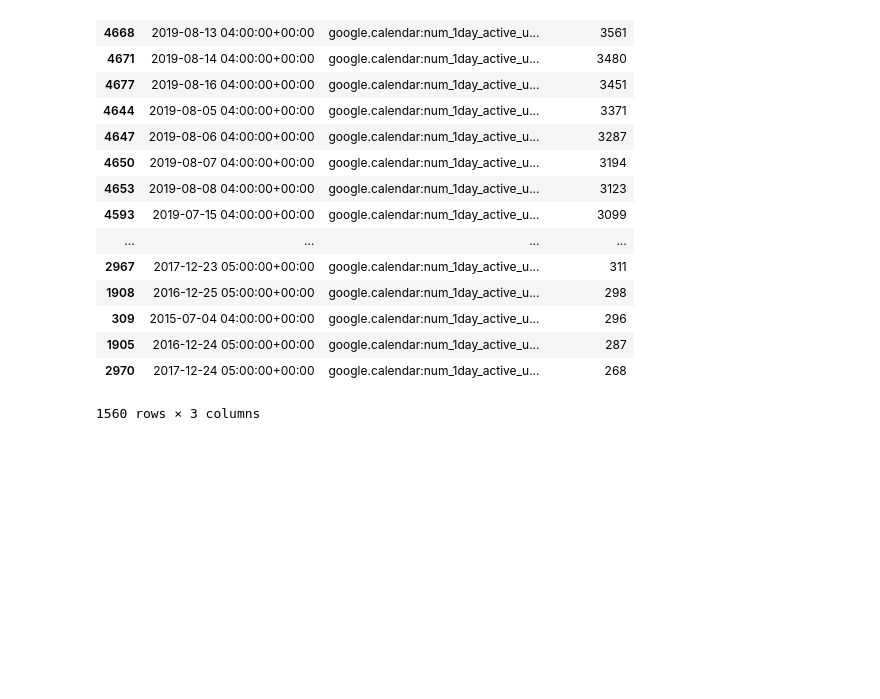
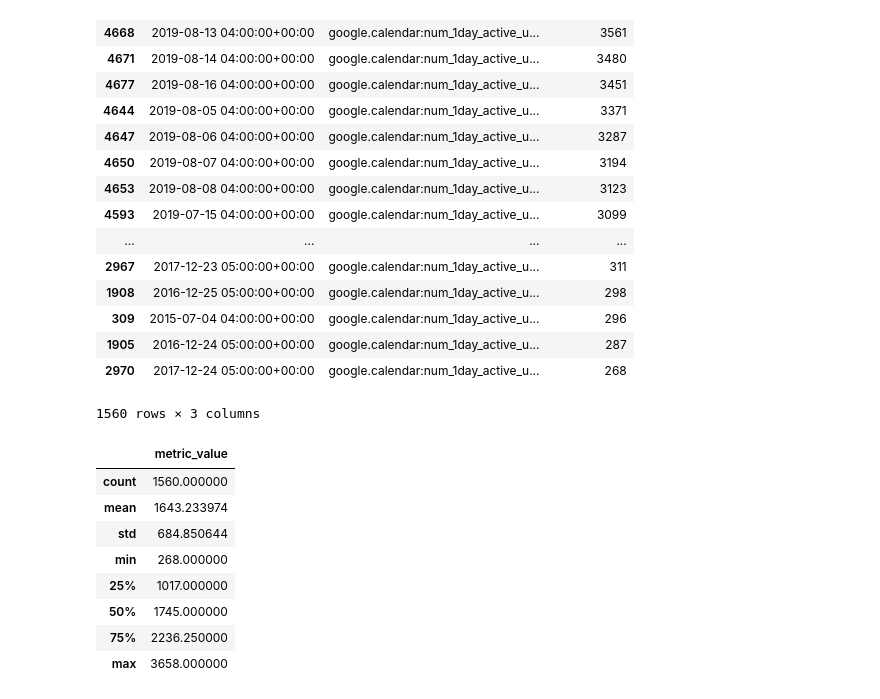
Before and after one commit to UNCG-CSE/G_Suite_Metrics, a Jupyter notebook: src/Jackie/CalendarAnalysis.ipynb, the cells around one changed output. Cells and saved outputs as stored; diff of their text form; code cells hidden in the pictures; blank space fills up the shorter version.

```diff
--- a/src/Jackie/CalendarAnalysis.ipynb
+++ b/src/Jackie/CalendarAnalysis.ipynb
@@ -116,4 +116,16 @@ newDaily.sort_values(by=['metric_value'], ascending=False)
 | 1905 | 2016-12-24 05:00:00+00:00 | google.calendar:num_1day_active_u... | 287 |
 | 2970 | 2017-12-24 05:00:00+00:00 | google.calendar:num_1day_active_u... | 268 |
 1560 rows × 3 columns
+# %%
+newDaily.describe()
+# %% [output]
+|  | metric_value |
+| count | 1560.000000 |
+| mean | 1643.233974 |
+| std | 684.850644 |
+| min | 268.000000 |
+| 25% | 1017.000000 |
+| 50% | 1745.000000 |
+| 75% | 2236.250000 |
+| max | 3658.000000 |
 # %%
```
Also changed, not shown: parts of 3 cells of this notebook.
